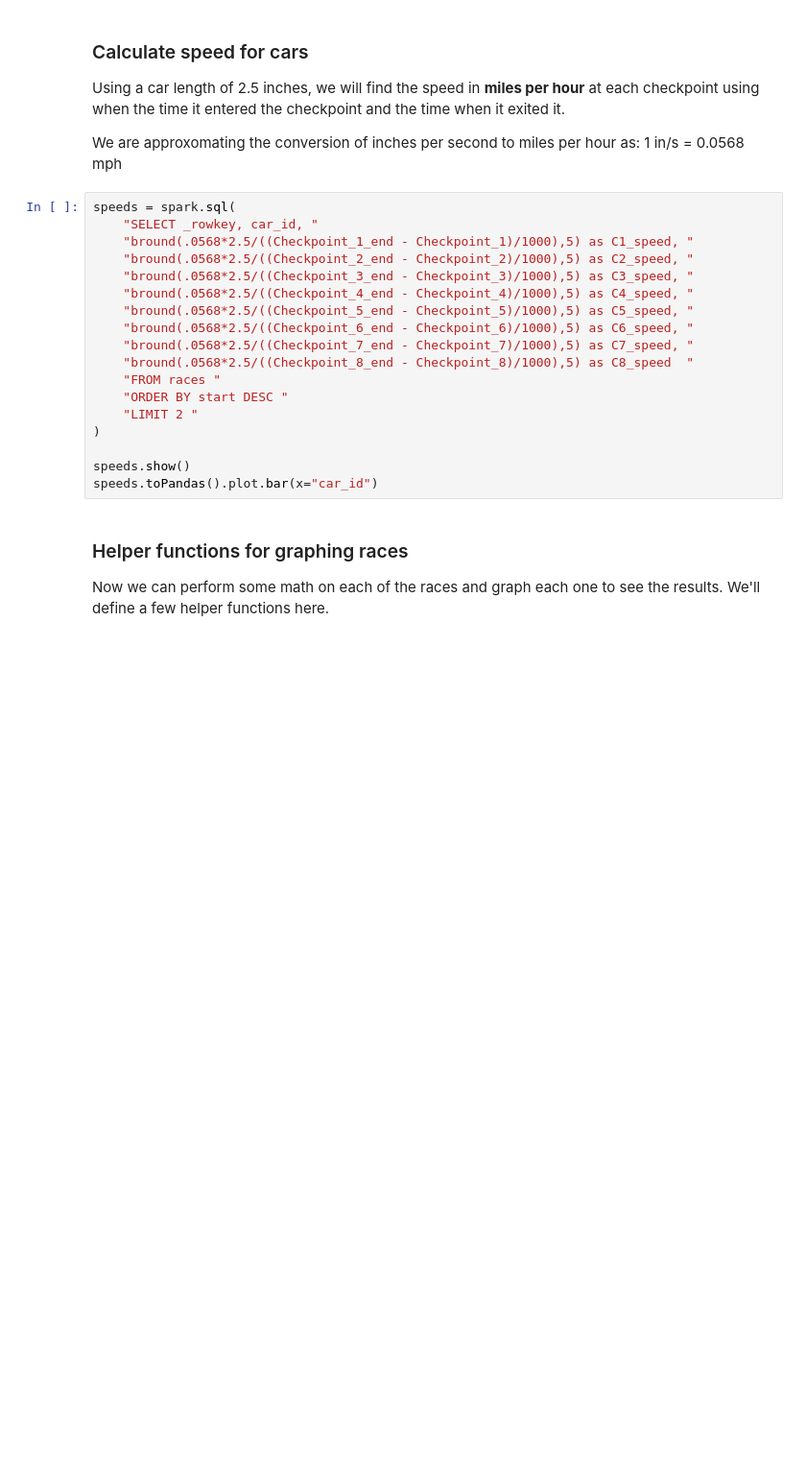
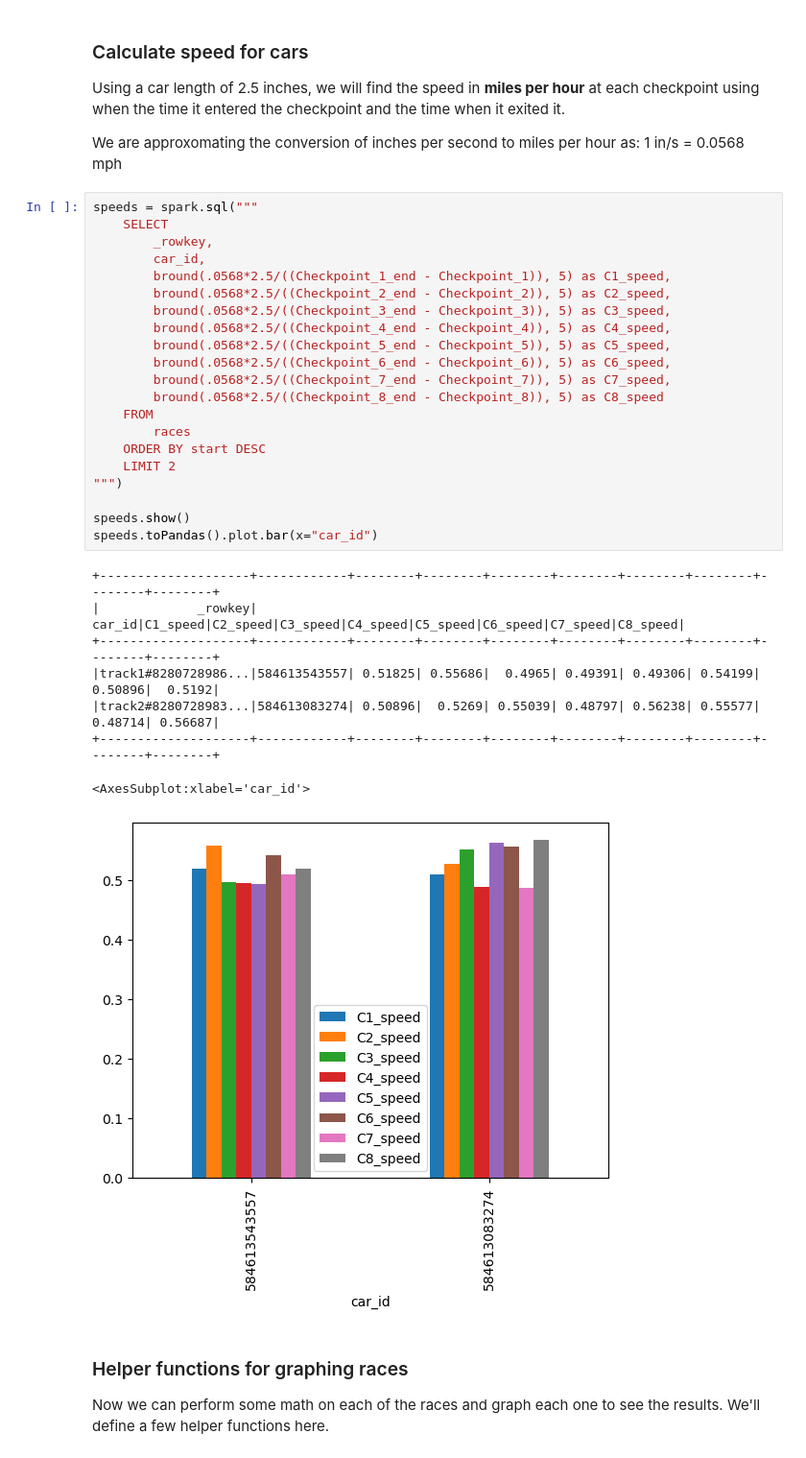
Before and after one commit to GoogleCloudPlatform/devrel-demos, a Jupyter notebook: data-analytics/data-dash/data_dash.ipynb, the cells around one changed output. Shown at 96% size. Drawn from its saved outputs; the diff is of its cells as text; blank space fills up the shorter version.

```diff
--- a/data-analytics/data-dash/data_dash.ipynb
+++ b/data-analytics/data-dash/data_dash.ipynb
@@ -88,23 +158,35 @@ Using a car length of 2.5 inches, we will find the speed in **miles per hour** a
 
 We are approxomating the conversion of inches per second to miles per hour as: 1 in/s = 0.0568 mph
 # %%
-speeds = spark.sql(
-    "SELECT _rowkey, car_id, "
-    "bround(.0568*2.5/((Checkpoint_1_end - Checkpoint_1)/1000),5) as C1_speed, "
-    "bround(.0568*2.5/((Checkpoint_2_end - Checkpoint_2)/1000),5) as C2_speed, "
-    "bround(.0568*2.5/((Checkpoint_3_end - Checkpoint_3)/1000),5) as C3_speed, "
-    "bround(.0568*2.5/((Checkpoint_4_end - Checkpoint_4)/1000),5) as C4_speed, "
-    "bround(.0568*2.5/((Checkpoint_5_end - Checkpoint_5)/1000),5) as C5_speed, "
-    "bround(.0568*2.5/((Checkpoint_6_end - Checkpoint_6)/1000),5) as C6_speed, "
-    "bround(.0568*2.5/((Checkpoint_7_end - Checkpoint_7)/1000),5) as C7_speed, "
-    "bround(.0568*2.5/((Checkpoint_8_end - Checkpoint_8)/1000),5) as C8_speed  "
-    "FROM races "
-    "ORDER BY start DESC "
-    "LIMIT 2 "
-)
+speeds = spark.sql("""
+    SELECT
+        _rowkey,
+        car_id,
+        bround(.0568*2.5/((Checkpoint_1_end - Checkpoint_1)), 5) as C1_speed,
+        bround(.0568*2.5/((Checkpoint_2_end - Checkpoint_2)), 5) as C2_speed,
+        bround(.0568*2.5/((Checkpoint_3_end - Checkpoint_3)), 5) as C3_speed,
+        bround(.0568*2.5/((Checkpoint_4_end - Checkpoint_4)), 5) as C4_speed,
+        bround(.0568*2.5/((Checkpoint_5_end - Checkpoint_5)), 5) as C5_speed,
+        bround(.0568*2.5/((Checkpoint_6_end - Checkpoint_6)), 5) as C6_speed,
+        bround(.0568*2.5/((Checkpoint_7_end - Checkpoint_7)), 5) as C7_speed,
+        bround(.0568*2.5/((Checkpoint_8_end - Checkpoint_8)), 5) as C8_speed
+    FROM
+        races
+    ORDER BY start DESC
+    LIMIT 2
+""")
 
 speeds.show()
 speeds.toPandas().plot.bar(x="car_id")
+# %% [output]
++--------------------+------------+--------+--------+--------+--------+--------+--------+--------+--------+
+|             _rowkey|      car_id|C1_speed|C2_speed|C3_speed|C4_speed|C5_speed|C6_speed|C7_speed|C8_speed|
++--------------------+------------+--------+--------+--------+--------+--------+--------+--------+--------+
+|track1#8280728986...|584613543557| 0.51825| 0.55686|  0.4965| 0.49391| 0.49306| 0.54199| 0.50896|  0.5192|
+|track2#8280728983...|584613083274| 0.50896|  0.5269| 0.55039| 0.48797| 0.56238| 0.55577| 0.48714| 0.56687|
++--------------------+------------+--------+--------+--------+--------+--------+--------+--------+--------+
+<AxesSubplot:xlabel='car_id'>
+[figure, added]
 # %% [markdown]
 ### Helper functions for graphing races
 
```
Also changed, not shown: parts of 19 cells of this notebook.
